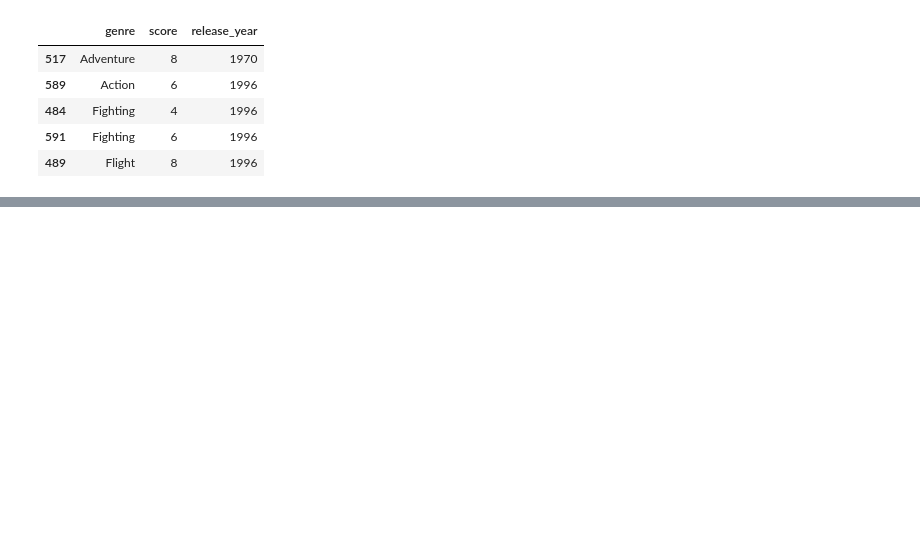
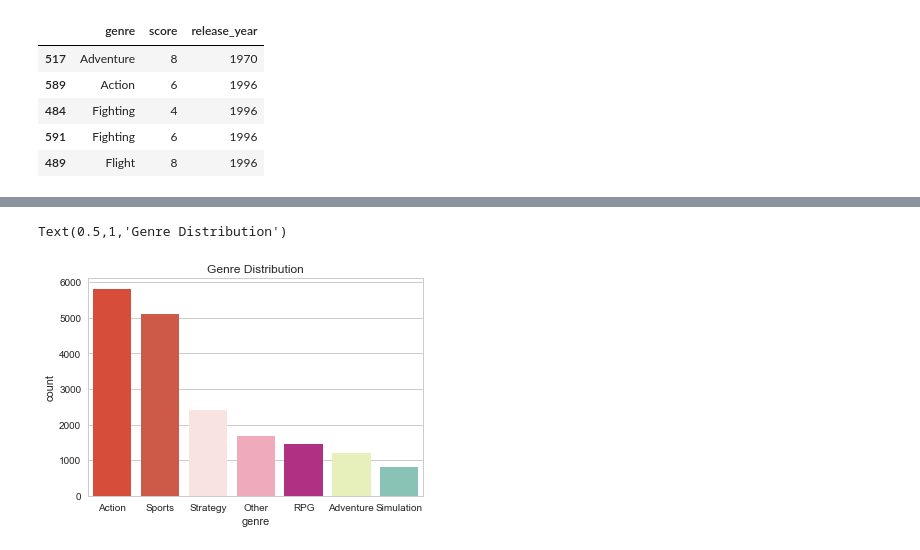
Before and after one commit to KarthikBhaktha/PopularGameGenrePy, a Jupyter notebook: gameEDA.ipynb, the cells around one changed output, grey strips where cells are left out. Drawn from its saved outputs; the diff is of its cells as text; code cells hidden in the pictures; blank space fills up the shorter version.

```diff
--- a/gameEDA.ipynb
+++ b/gameEDA.ipynb
@@ -164,5 +164,8 @@ sort_by_year['genre'] = df['genre']
 # %%
 sort_by_year.reset_index(inplace=True)
 # %%
-# sort_by_year.drop(['index'], axis=1, inplace=True)
+#deleting the unwanted columns
+
+
+sort_by_year.drop(['index'], axis=1, inplace=True)
 # sort_by_year.drop(['level_0'], axis=1, inplace=True)
@@ -194,0 +172,3 @@ sort_by_year['genre'].hist(bins=20)
+# %%
+sort_by_year.rename(columns={'release_year': 'release'}, inplace=True)
+sort_by_year.head()
@@ -195,3 +182,23 @@ sort_by_year['genre'].hist(bins=20)
+# %%
+grade_colors=['#f03b20',
+             '#e34a33',
+             '#fde0dd',
+             '#fa9fb5',
+             '#c51b8a',
+             '#edf8b1',
+             '#7fcdbb',
+             '#2c7fb8',
+             '#a1d99b',
+             '#31a354',
+            ]
+sns.set(color_codes = True)
+sns.set_style('whitegrid')
+# %%
+sns.countplot(x = 'genre', data = sort_by_year, order = ['Action','Sports','Strategy','Other','RPG','Adventure','Simulation'] ,palette = grade_colors)
+plt.title('Genre Distribution')
+# %% [output]
+Text(0.5,1,'Genre Distribution')
+[figure, added]
 # %%
 sort_by_year.genre.value_counts().plot(kind='pie', figsize=(10,5))
 # %% [output]
```
Also changed, not shown: parts of 15 cells of this notebook.
